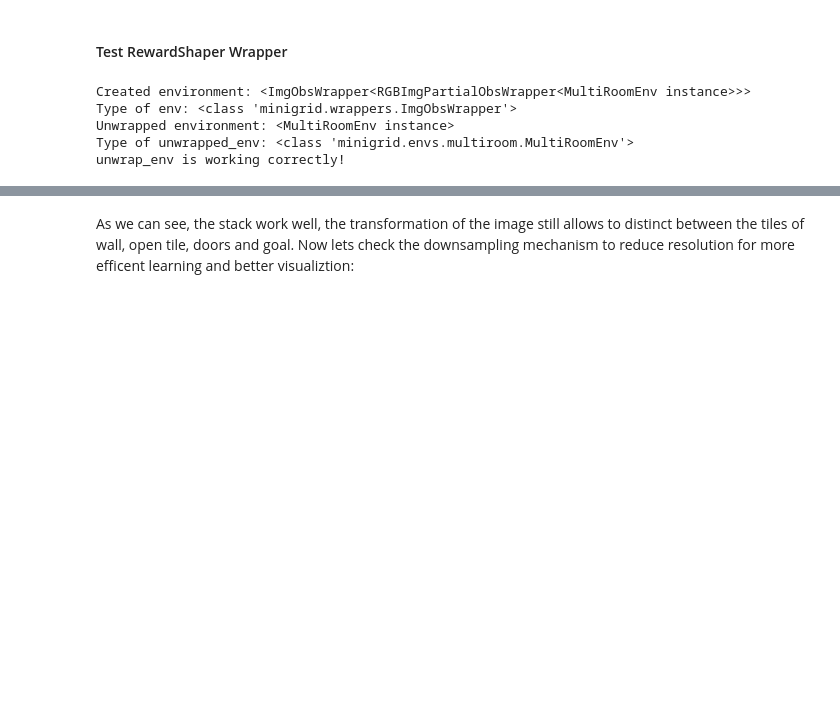
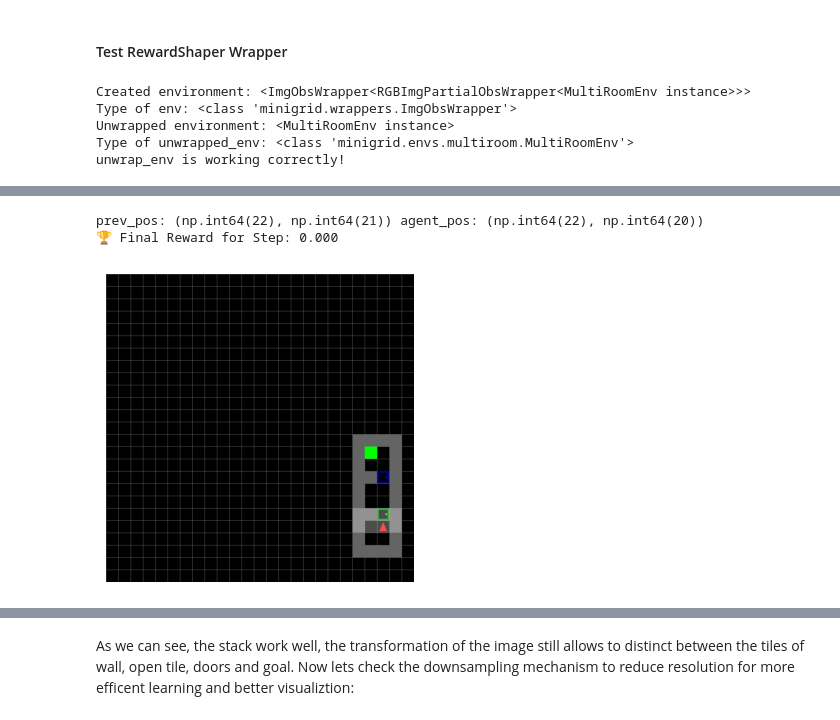
Before and after one commit to yGit741/RL-final, a Jupyter notebook: final_project_training_204266191_318947470.ipynb, the cells around one changed output, grey strips where cells are left out. Drawn from its saved outputs; the diff is of its cells as text; code cells hidden in the pictures; blank space fills up the shorter version.

```diff
--- a/final_project_training_204266191_318947470.ipynb
+++ b/final_project_training_204266191_318947470.ipynb
@@ -960,0 +931,23 @@ AssertionError: ❌ No-move penalty NOT applied! Expected -0.1, but got -0.020
+# %%
+# go forward now facing door
+action_forward = env.unwrapped.actions.forward
+obs, reward, done, truncated, info = env.step(action_forward)
+show_full_frame_rgb(env)
+
+# toggling the door once
+
+
+# toggling the door twice
+
+
+# going forward 3 times and facing door
+
+
+# toggling the door once
+
+
+# toggling the door twice
+# %% [output]
+prev_pos: (np.int64(22), np.int64(21)) agent_pos: (np.int64(22), np.int64(20))
+🏆 Final Reward for Step: 0.000
+[figure, added]
```
Also changed, not shown: parts of 17 cells of this notebook.
